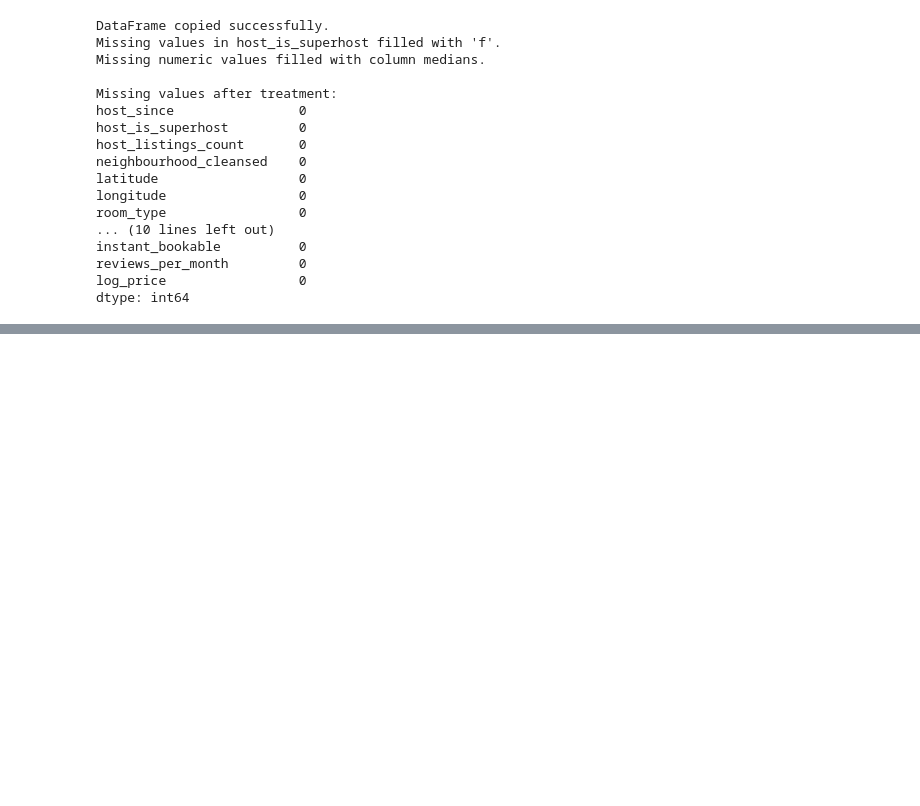
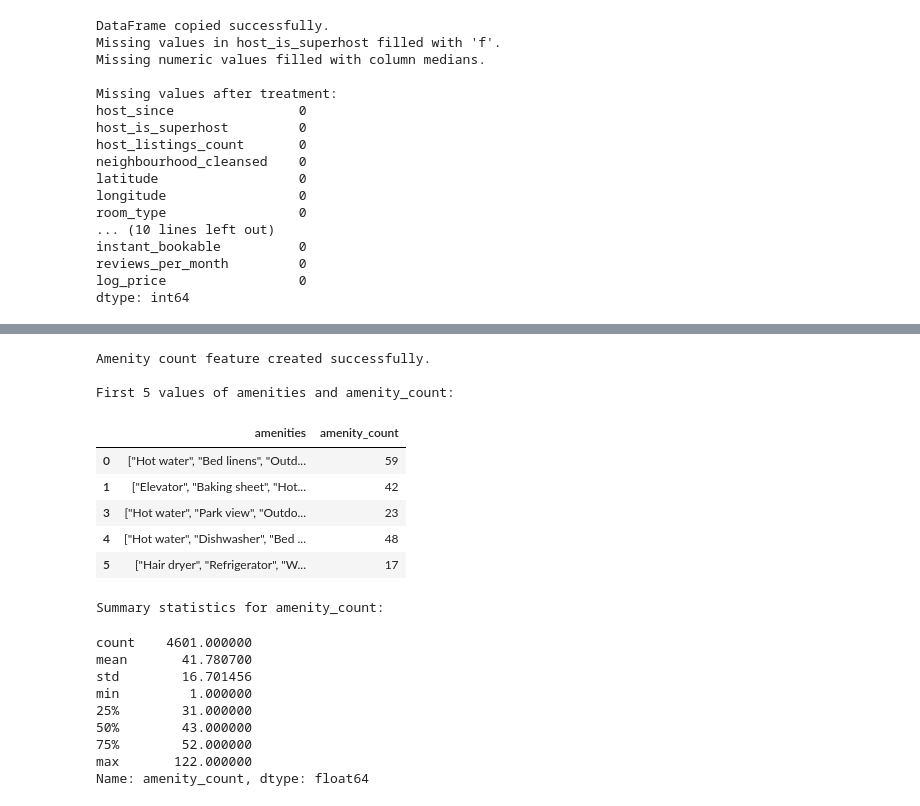
Before and after one commit to alirezasamea/data-analytics-portfolio, a Jupyter notebook: Python/Airbnb/Air.ipynb, the cells around one changed output, grey strips where cells are left out. Saved outputs shown, nothing was run; the diff lists cells and outputs as text; code cells hidden in the pictures; blank space fills up the shorter version.

```diff
--- a/Python/Airbnb/Air.ipynb
+++ b/Python/Airbnb/Air.ipynb
@@ -596,0 +608,32 @@ dtype: int64
+# %%
+# Count the number of amenities listed for each Airbnb property
+df['amenity_count'] = df['amenities'].apply(lambda x: len(str(x).split(',')))
+print("Amenity count feature created successfully.")
+
+# Display the first few values of amenities and amenity_count
+print("\nFirst 5 values of amenities and amenity_count:")
+display(df[['amenities', 'amenity_count']].head())
+
+# Show summary statistics for the new feature
+print("\nSummary statistics for amenity_count:")
+display(df['amenity_count'].describe())
+# %% [output]
+Amenity count feature created successfully.
+
+First 5 values of amenities and amenity_count:
+|  | amenities | amenity_count |
+| 0 | ["Hot water", "Bed linens", "Outd... | 59 |
+| 1 | ["Elevator", "Baking sheet", "Hot... | 42 |
+| 3 | ["Hot water", "Park view", "Outdo... | 23 |
+| 4 | ["Hot water", "Dishwasher", "Bed ... | 48 |
+| 5 | ["Hair dryer", "Refrigerator", "W... | 17 |
+Summary statistics for amenity_count:
+count    4601.000000
+mean       41.780700
+std        16.701456
+min         1.000000
+25%        31.000000
+50%        43.000000
+75%        52.000000
+max       122.000000
+Name: amenity_count, dtype: float64
```
Also changed, not shown: parts of 7 cells of this notebook.
